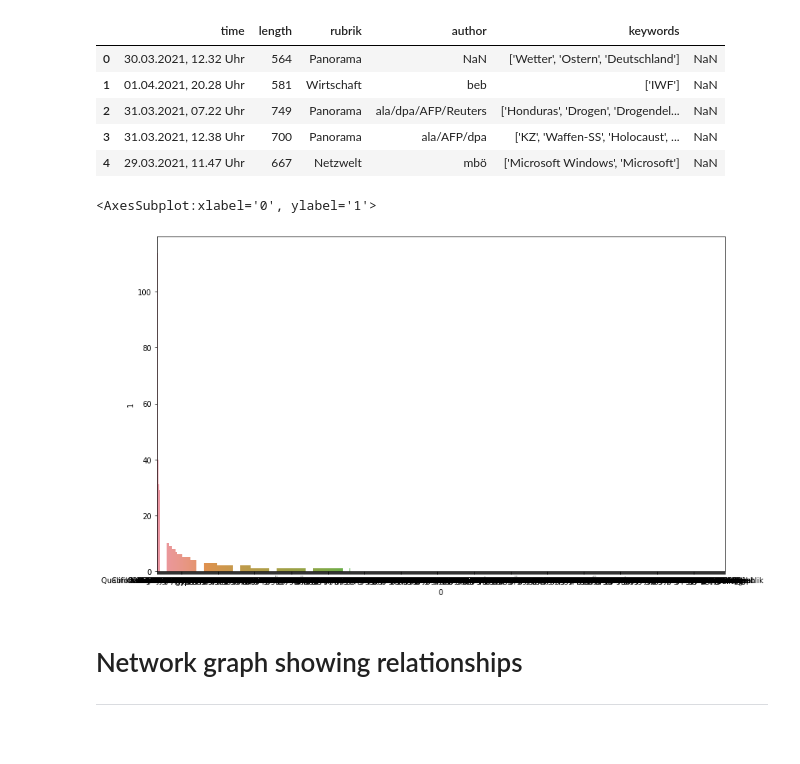
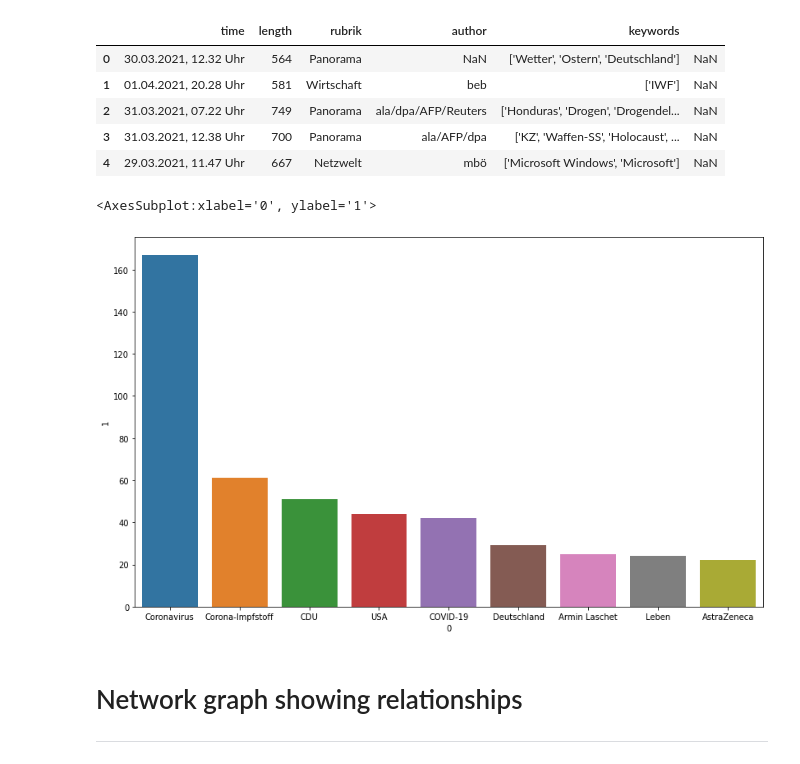
Before and after one commit to obrhubr/spiegel-mining, a Jupyter notebook: vizier/dataexploration.ipynb, the cells around one changed output. Saved outputs shown, nothing was run; the diff lists cells and outputs as text; code cells hidden in the pictures; blank space fills up the shorter version.

```diff
--- a/vizier/dataexploration.ipynb
+++ b/vizier/dataexploration.ipynb
@@ -38,16 +38,16 @@ for i in range(len(keywords)):
     keywords_weighted.append([keywords[i], amounts[i]])
 # %%
 keywords_weighted = list(reversed(sorted(keywords_weighted, key=lambda x: x[1])))
-#keywords_weighted = [x for x in keywords if x[1] > ]
+keywords_weighted_cut = [x for x in keywords_weighted if x[1] > 20]
 # %%
 from matplotlib import rcParams
 # figure size in inches
 rcParams['figure.figsize'] = 13.7,8.27
 # %%
-sns.barplot(x=0, y=1, data=pd.DataFrame.from_records(keywords_weighted))
+sns.barplot(x=0, y=1, data=pd.DataFrame.from_records(keywords_weighted_cut))
 # %% [output]
 <AxesSubplot:xlabel='0', ylabel='1'>
-[figure, old version]
+[figure, new version]
 # %% [markdown]
 # Network graph showing relationships
 ---
```
Also changed, not shown: 30 other files.
